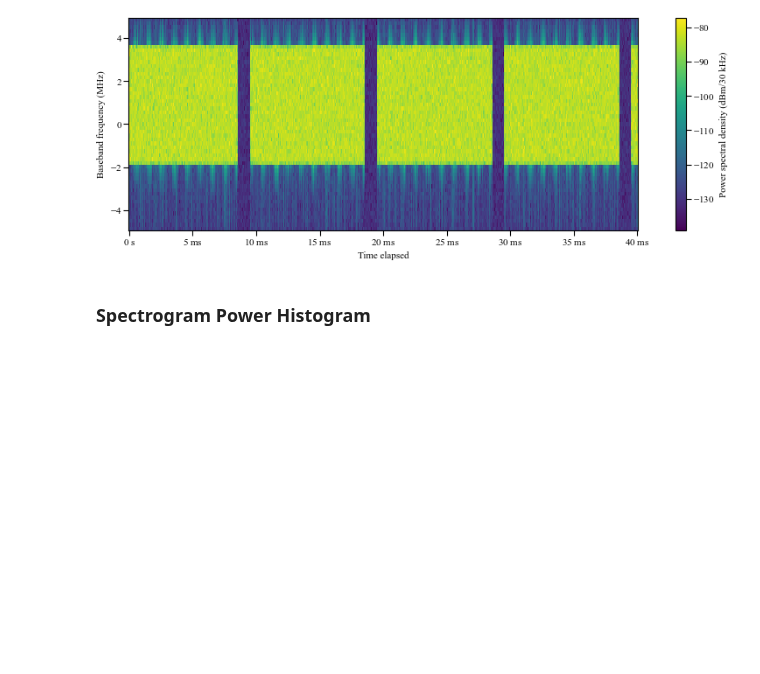
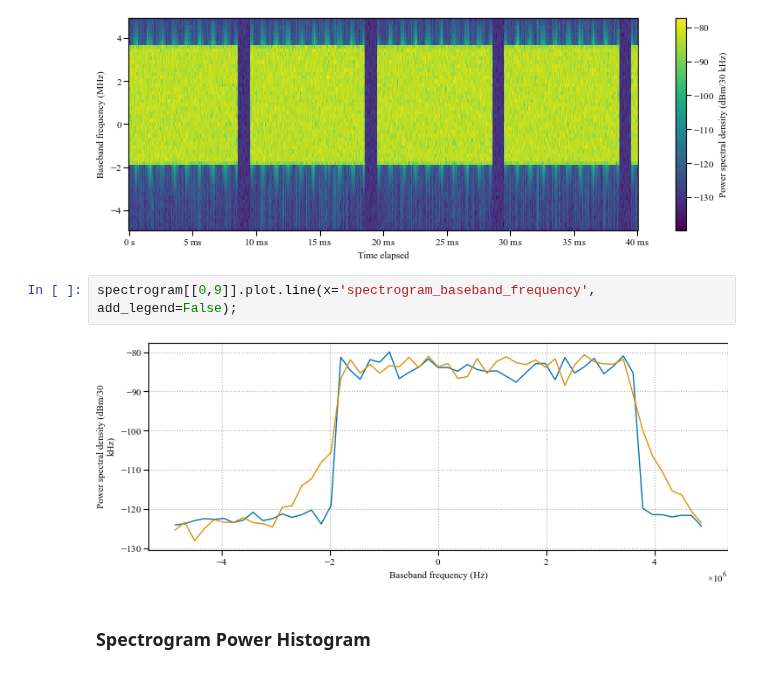
Before and after one commit to usnistgov/striqt, a Jupyter notebook: notebooks/demo_cmw500.ipynb, the cells around one changed output. Drawn from its saved outputs; the diff is of its cells as text; blank space fills up the shorter version.

```diff
--- a/notebooks/demo_cmw500.ipynb
+++ b/notebooks/demo_cmw500.ipynb
@@ -146,6 +151,10 @@ figures.label_axis('colorbar', spectrogram, tick_units=False)
 fig = plt.gcf()
 # %% [output]
 [figure]
+# %%
+spectrogram[[0,9]].plot.line(x='spectrogram_baseband_frequency', add_legend=False);
+# %% [output]
+[figure, added]
 # %% [markdown]
 ### Spectrogram Power Histogram
 # %%
```
Also changed, not shown: parts of 7 cells of this notebook, 4 other files.
